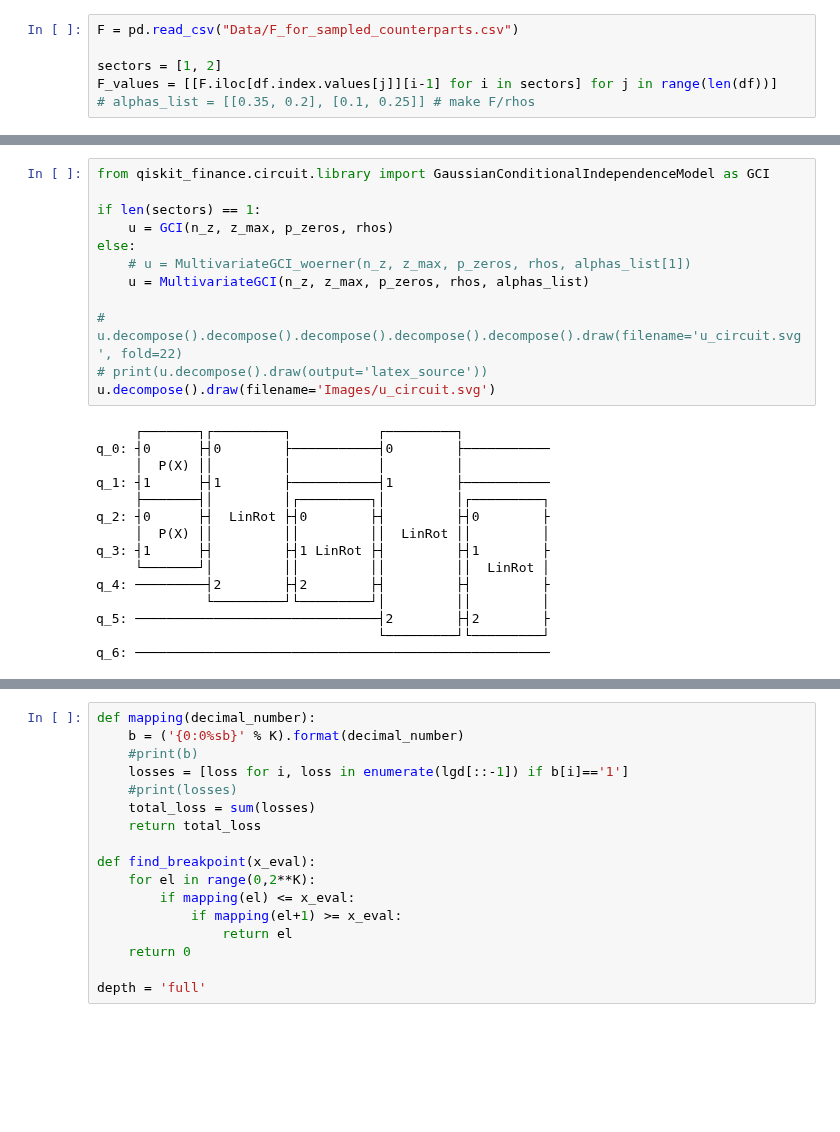
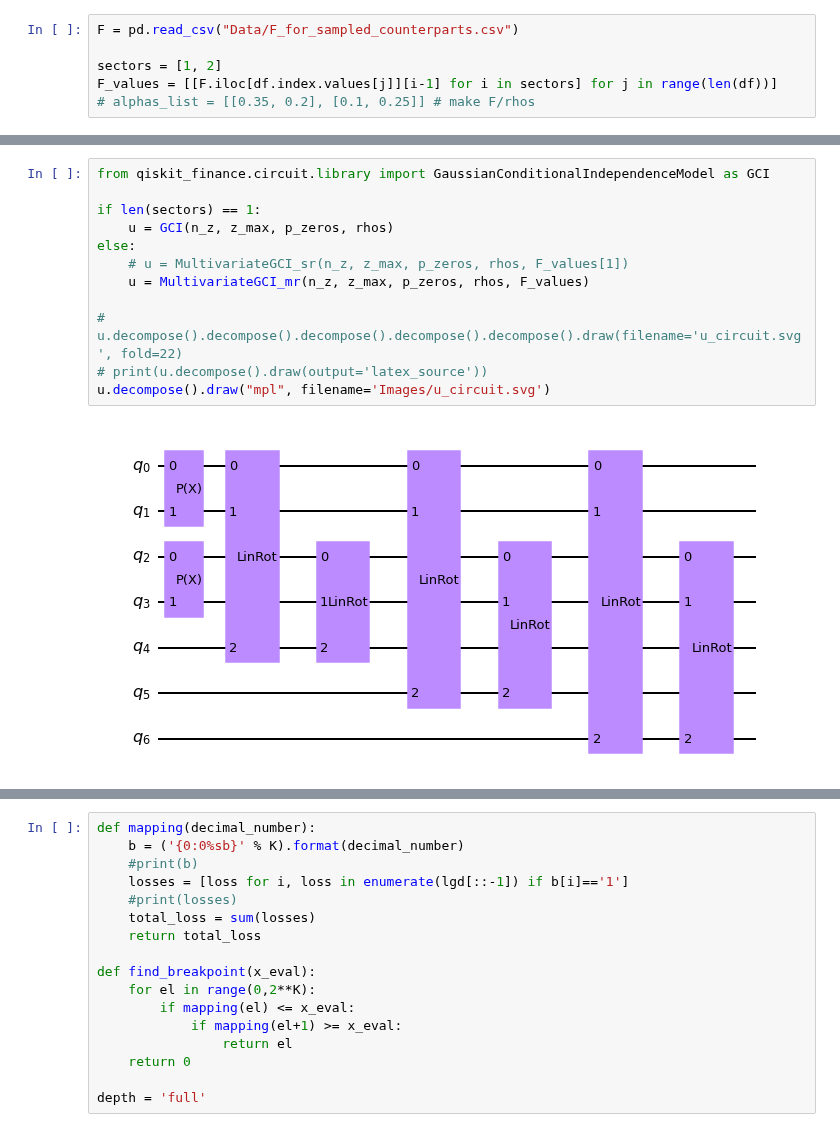
Before and after one commit to Eagle-quantum/QVaR, a Jupyter notebook: CRA_enhanced.ipynb, the cells around one changed output, grey strips where cells are left out. Cells and saved outputs as stored; diff of their text form; blank space fills up the shorter version.

```diff
--- a/CRA_enhanced.ipynb
+++ b/CRA_enhanced.ipynb
@@ -63,30 +64,17 @@ p_zeros: [0.2565108504, 0.0715568886, 0.1021936371]
 # %%
 from qiskit_finance.circuit.library import GaussianConditionalIndependenceModel as GCI
 
 if len(sectors) == 1:
     u = GCI(n_z, z_max, p_zeros, rhos)
 else:
-    # u = MultivariateGCI_woerner(n_z, z_max, p_zeros, rhos, alphas_list[1])
-    u = MultivariateGCI(n_z, z_max, p_zeros, rhos, alphas_list)
+    # u = MultivariateGCI_sr(n_z, z_max, p_zeros, rhos, F_values[1])
+    u = MultivariateGCI_mr(n_z, z_max, p_zeros, rhos, F_values)
 
 # u.decompose().decompose().decompose().decompose().decompose().draw(filename='u_circuit.svg', fold=22)
 # print(u.decompose().draw(output='latex_source'))
-u.decompose().draw(filename='Images/u_circuit.svg')
+u.decompose().draw("mpl", filename='Images/u_circuit.svg')
 # %% [output]
-     ┌───────┐┌─────────┐           ┌─────────┐
-q_0: ┤0      ├┤0        ├───────────┤0        ├───────────
-     │  P(X) ││         │           │         │
-q_1: ┤1      ├┤1        ├───────────┤1        ├───────────
-     ├───────┤│         │┌─────────┐│         │┌─────────┐
-q_2: ┤0      ├┤  LinRot ├┤0        ├┤         ├┤0        ├
-     │  P(X) ││         ││         ││  LinRot ││         │
-q_3: ┤1      ├┤         ├┤1 LinRot ├┤         ├┤1        ├
-     └───────┘│         ││         ││         ││  LinRot │
-q_4: ─────────┤2        ├┤2        ├┤         ├┤         ├
-              └─────────┘└─────────┘│         ││         │
-q_5: ───────────────────────────────┤2        ├┤2        ├
-                                    └─────────┘└─────────┘
-q_6: ─────────────────────────────────────────────────────
+[figure, added]
 # %%
 # run the circuit and analyze the results
 job = execute(u, backend=Aer.get_backend('statevector_simulator'), n_shots=n_shots)
```
Also changed, not shown: parts of 5 cells of this notebook, 4 other files.
